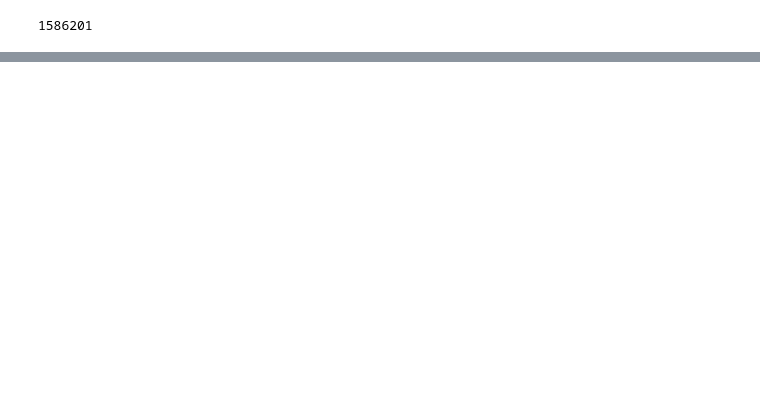
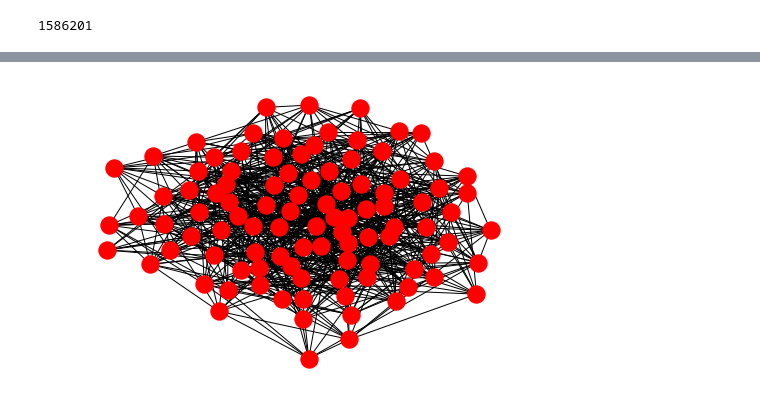
Before and after one commit to gcaracas/bsu, a Jupyter notebook: snm/project/adminwikipedia/mineWipipediaData.ipynb, the cells around one changed output, grey strips where cells are left out. Saved outputs shown, nothing was run; the diff lists cells and outputs as text; code cells hidden in the pictures; blank space fills up the shorter version.

```diff
--- a/snm/project/adminwikipedia/mineWipipediaData.ipynb
+++ b/snm/project/adminwikipedia/mineWipipediaData.ipynb
@@ -187,0 +246,7 @@ G.number_of_edges()
+# %%
+nx.draw(g)
+#nx.draw_random(G)
+#nx.draw_circular(G)
+#nx.draw_spectral(G)
+# %% [output]
+[figure, added]
```
Also changed, not shown: parts of 45 cells of this notebook, 5 other files.
